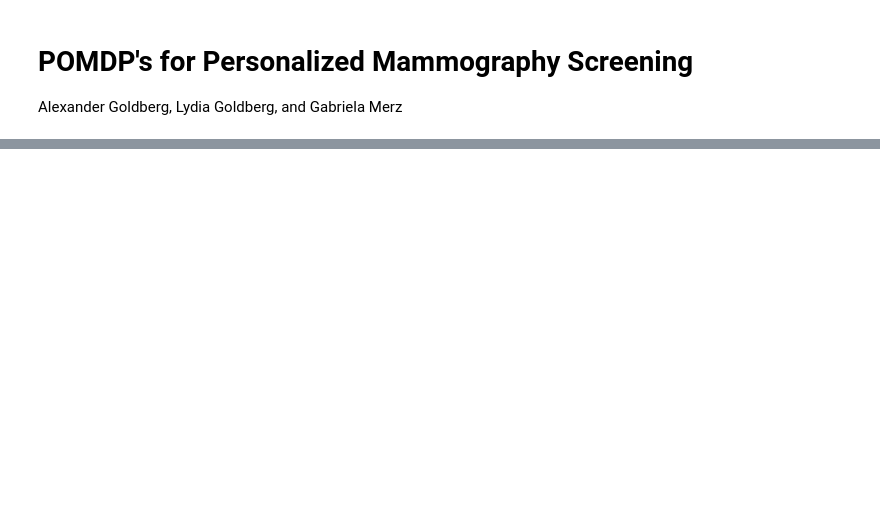
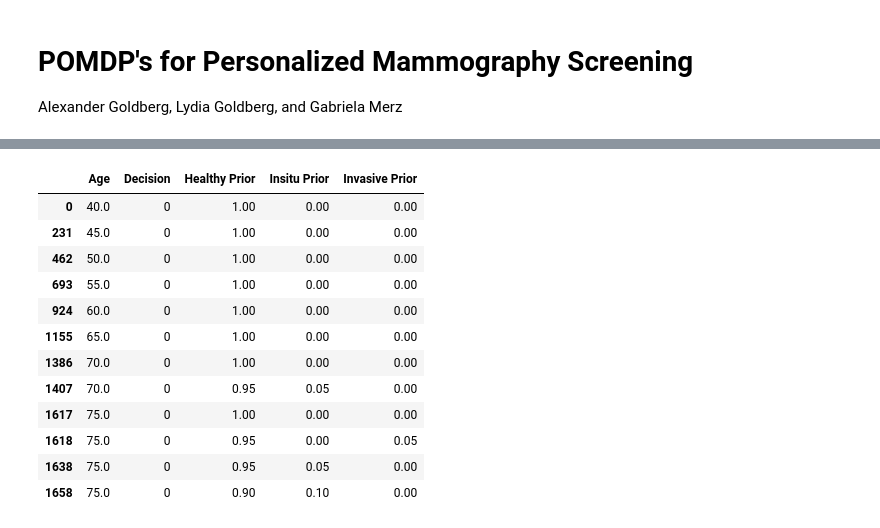
Before and after one commit to gcmerz/pomdp, a Jupyter notebook: POMDP's for Personalized Mammography Screening.ipynb, the cells around one changed output, grey strips where cells are left out. Saved outputs shown, nothing was run; the diff lists cells and outputs as text; code cells hidden in the pictures; blank space fills up the shorter version.

```diff
--- a/POMDP's for Personalized Mammography Screening.ipynb
+++ b/POMDP's for Personalized Mammography Screening.ipynb
@@ -61,0 +58,33 @@ In the file model.py you will find our implementation of the model! We have impl
+# %%
+def genDF(pomdp):
+    '''
+        function genDF
+
+        params: pomdp MonohanSolve class
+
+        returns: a dataframe with columns
+        'Age': Age at which each decision was made, incremented by 5 years
+            from 40 - max-age
+        'Healthy Prior': Prior probability of health
+        'Insitu Prior' : Prior probability of in-situ cancer
+        'Inviasive Prior': Prior probability of invasive cancer
+        'Decision' : 0 or 1, 0 to wait, 1 to get a Mammogram
+    '''
+    time, insitu, invasive, healthy, decisions = [], [], [], [], []
+    for t in range(0, NUM_VECTORS + 1, 10):
+        for insitu_prob in range(50):
+            insitu_prob = .05 * insitu_prob
+            for invasive_prob in range(50):
+                invasive_prob = .05 * invasive_prob
+                if insitu_prob + invasive_prob > 1:
+                    continue
+                else:
+                    healthy_prob = 1 - insitu_prob - invasive_prob
+                    decision = pomdp.chooseAction([healthy_prob, insitu_prob, invasive_prob], t)
+                    time.append((t * .5) + 40)
+                    insitu.append(insitu_prob)
+                    invasive.append(invasive_prob)
+                    healthy.append(healthy_prob)
+                    decisions.append(decision)
+    return pd.DataFrame({'Age': time, 'Healthy Prior': healthy, 'Insitu Prior': insitu, 'Invasive Prior':
+                             invasive, 'Decision': decisions})
@@ -61,0 +107,18 @@ In the file model.py you will find our implementation of the model! We have impl
+# %%
+# look at every probability distribution we opt to wait instead of
+# recieving a mammogram
+df[df['Decision'] == 0]
+# %% [output]
+|  | Age | Decision | Healthy Prior | Insitu Prior | Invasive Prior |
+| 0 | 40.0 | 0 | 1.00 | 0.00 | 0.00 |
+| 231 | 45.0 | 0 | 1.00 | 0.00 | 0.00 |
+| 462 | 50.0 | 0 | 1.00 | 0.00 | 0.00 |
+| 693 | 55.0 | 0 | 1.00 | 0.00 | 0.00 |
+| 924 | 60.0 | 0 | 1.00 | 0.00 | 0.00 |
+| 1155 | 65.0 | 0 | 1.00 | 0.00 | 0.00 |
+| 1386 | 70.0 | 0 | 1.00 | 0.00 | 0.00 |
+| 1407 | 70.0 | 0 | 0.95 | 0.05 | 0.00 |
+| 1617 | 75.0 | 0 | 1.00 | 0.00 | 0.00 |
+| 1618 | 75.0 | 0 | 0.95 | 0.00 | 0.05 |
+| 1638 | 75.0 | 0 | 0.95 | 0.05 | 0.00 |
+| 1658 | 75.0 | 0 | 0.90 | 0.10 | 0.00 |
```
Also changed, not shown: parts of 37 cells of this notebook, 3 other files.
